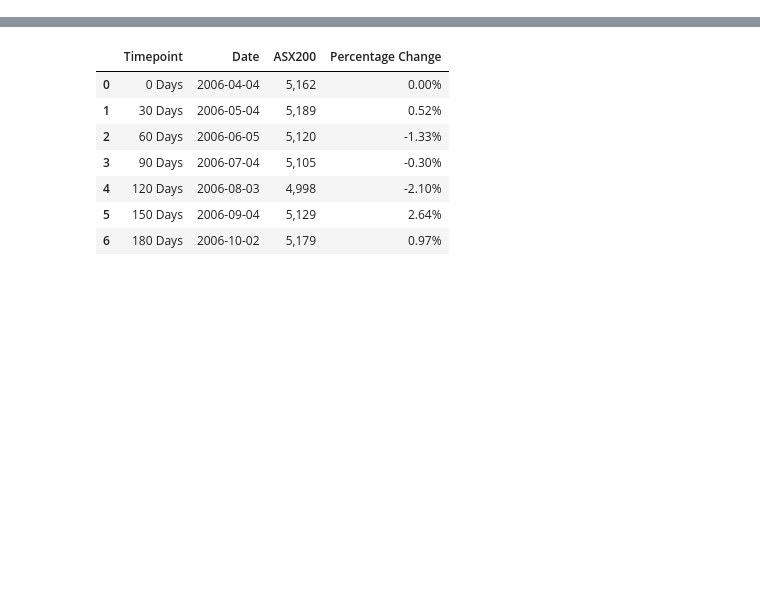
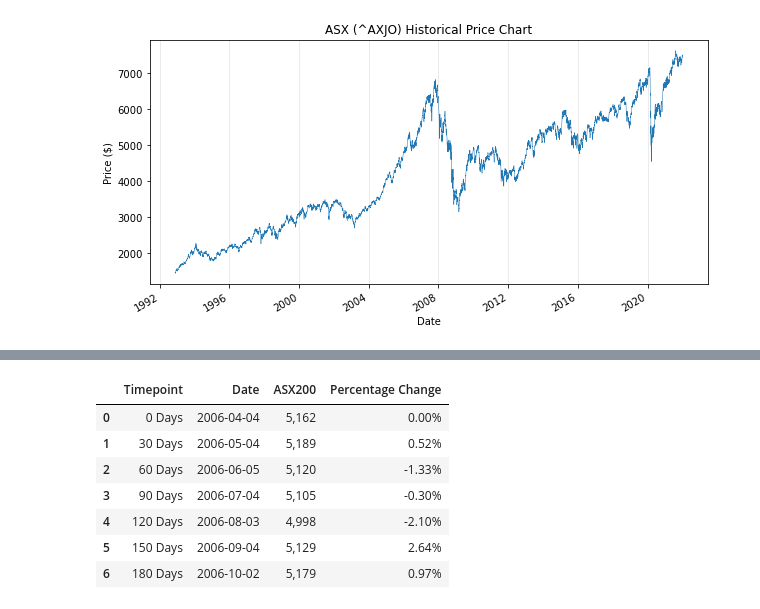
Before and after one commit to Richard-Turnbull/project-1, a Jupyter notebook: Project-1-Notebook.ipynb, the cells around one changed output, grey strips where cells are left out. Cells and saved outputs as stored; diff of their text form; code cells hidden in the pictures; blank space fills up the shorter version.

```diff
--- a/Project-1-Notebook.ipynb
+++ b/Project-1-Notebook.ipynb
@@ -80,0 +96,9 @@ Stock_Peak_5 = Stock_Peak_5[(Stock_Peak_5.index > "2009-09-02") & (Stock_Peak_5.
+# %%
+# Plot ASX Data
+ax = panel_data['Close'].plot(figsize=(10, 5), use_index=True, ylabel='Price ($)',lw=0.5)
+ax.set_title('ASX (^AXJO) Historical Price Chart')
+ax.grid(axis='x', alpha=0.3)
+fig = ax.get_figure()
+fig.savefig("ASX CHART")
+# %% [output]
+[figure, added]
```
Also changed, not shown: parts of 25 cells of this notebook, 13 other files.
